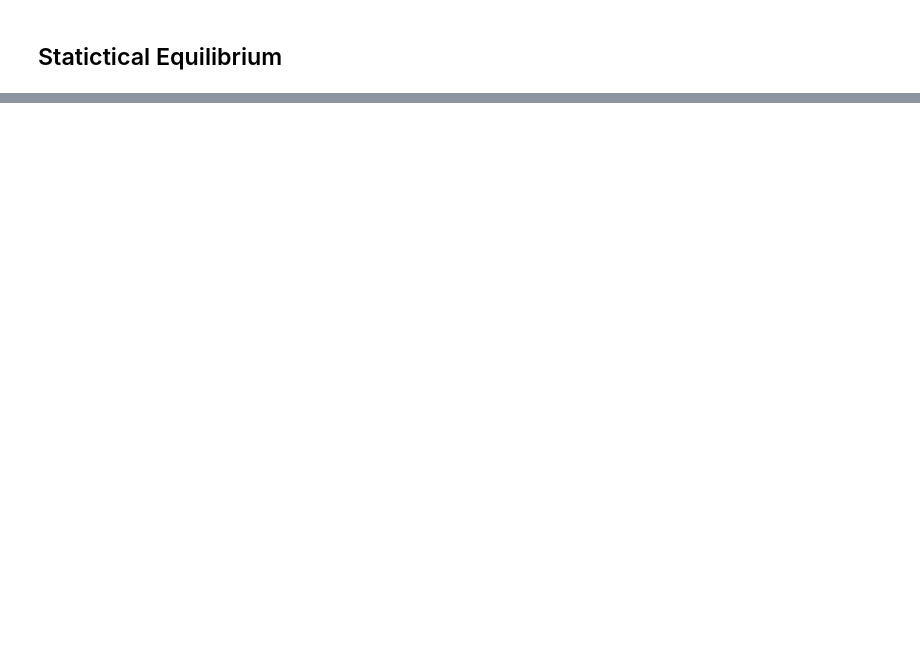
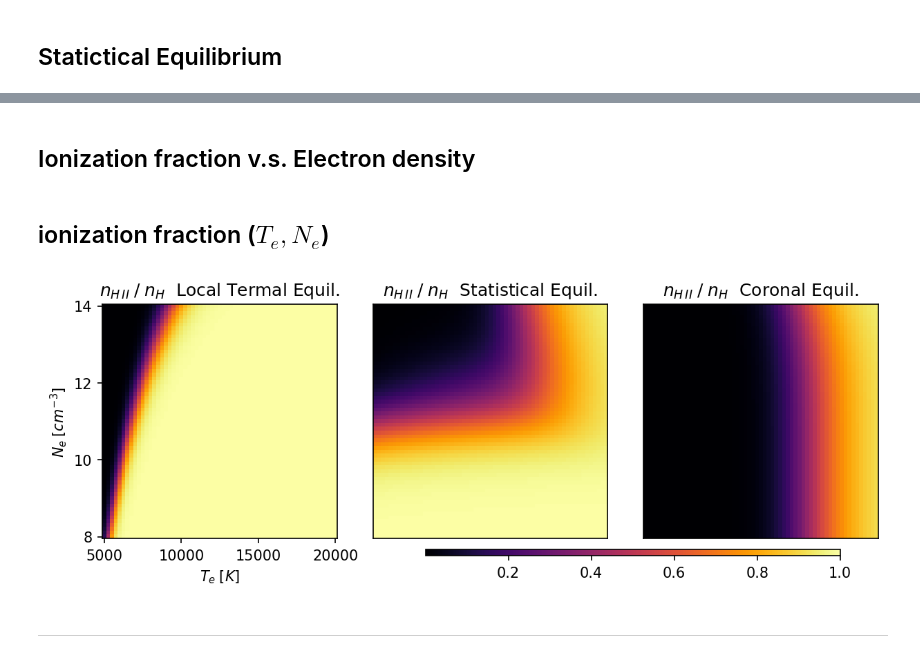
Before and after one commit to kouui/spectra-deprecated, a Jupyter notebook: notebooks/StatisticalEquilibrium/Hydrogen_atom.ipynb, the cells around one changed output, grey strips where cells are left out. Drawn from its saved outputs; the diff is of its cells as text; code cells hidden in the pictures; blank space fills up the shorter version.

```diff
--- a/notebooks/StatisticalEquilibrium/Hydrogen_atom.ipynb
+++ b/notebooks/StatisticalEquilibrium/Hydrogen_atom.ipynb
@@ -240,0 +293,13 @@ Rik, Rki_stim, Rki_spon = SELib.bf_R_rate(atom, Te, nj_by_ni_Cont, _Tr=Tr)
+# %%
+fig, ax = plt.subplots(1,1, figsize=(6,3), dpi=120)
+
+for i, name in enumerate(eta.keys()):
+    ax.plot(Te[:], eta[name][:], '--o', markersize=3, label=name)
+
+ax.set_xlabel("$T_{e} \; [K]$")
+ax.set_ylabel("$ n_{H\, II} \; / \; n_{H} $")
+ax.legend(loc="best")
+ax.set_title("ionization fraction v.s. eletron temperature")
+plt.show()
+# %% [markdown]
+## Ionization fraction v.s. Electron density
@@ -240,0 +334,14 @@ Rik, Rki_stim, Rki_spon = SELib.bf_R_rate(atom, Te, nj_by_ni_Cont, _Tr=Tr)
+# %%
+fig, ax = plt.subplots(1,1, figsize=(6,3), dpi=120)
+
+for i, name in enumerate(eta.keys()):
+    ax.plot(Ne[:], eta[name][:], '--o', markersize=3, label=name)
+
+ax.set_xlabel("$N_{e} \; [cm^{-3}]$")
+ax.set_ylabel("$ n_{H\, II} \; / \; n_{H} $")
+ax.legend(loc="best")
+ax.set_xscale('log')
+ax.set_title("ionization fraction v.s. eletron density")
+plt.show()
+# %% [markdown]
+## ionization fraction ($T_{e},N_{e}$)
@@ -240,0 +390,23 @@ Rik, Rki_stim, Rki_spon = SELib.bf_R_rate(atom, Te, nj_by_ni_Cont, _Tr=Tr)
+# %%
+fig, axs = plt.subplots(1,3, figsize=(10,3), dpi=150)
+plt.subplots_adjust(wspace=0.03)
+
+for ax, name in zip( axs, eta.keys() ):
+    im = ax.imshow(eta[name][:,:], cmap="inferno", origin="lower", vmin=1.E-9, vmax=1.)
+
+    Plotting.set_imshow_ticks(ax, Te, axis='x',points=4, fmt='%1.0f',rot=0)
+    Plotting.set_imshow_ticks(ax, np.log10(Ne), axis='y',points=4, fmt='%1.0f',rot=0)
+    ax.set_title("$ n_{H\, II} \; / \; n_{H} $" + f"  {name}")
+
+axs[0].set_ylabel("$N_{e} \; [cm^{-3}]$")
+axs[0].set_xlabel("$T_{e} \; [K]$")
+Plotting.remove_tick_ticklabel(axs[1],axs[2], kind='xy')
+
+cax = fig.add_axes([0.45,0.07,0.4,0.02])
+fig.colorbar(im, cax=cax, orientation="horizontal")
+
+plt.show()
+# %% [output]
+[figure, added]
+# %% [markdown]
+---
```
Also changed, not shown: parts of 22 cells of this notebook, 11 other files.
